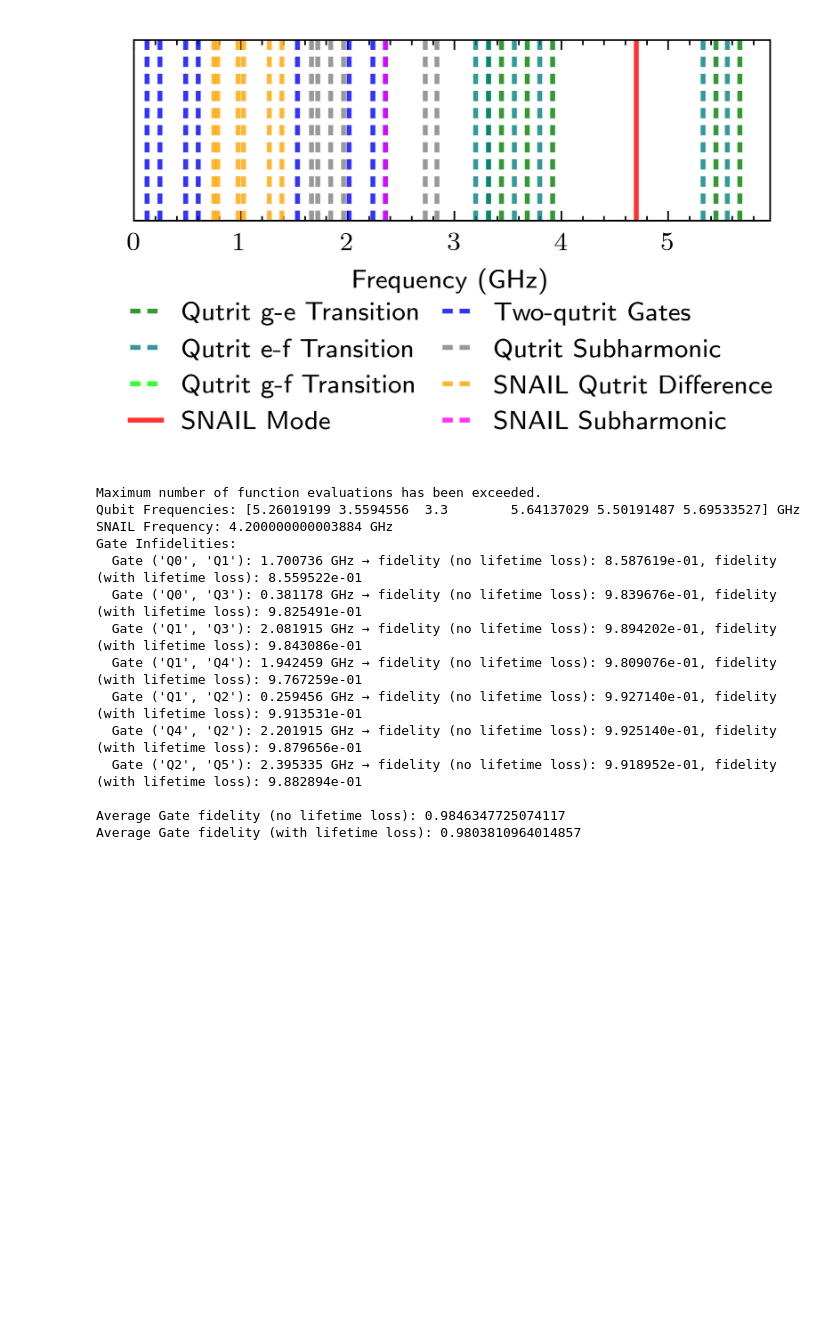
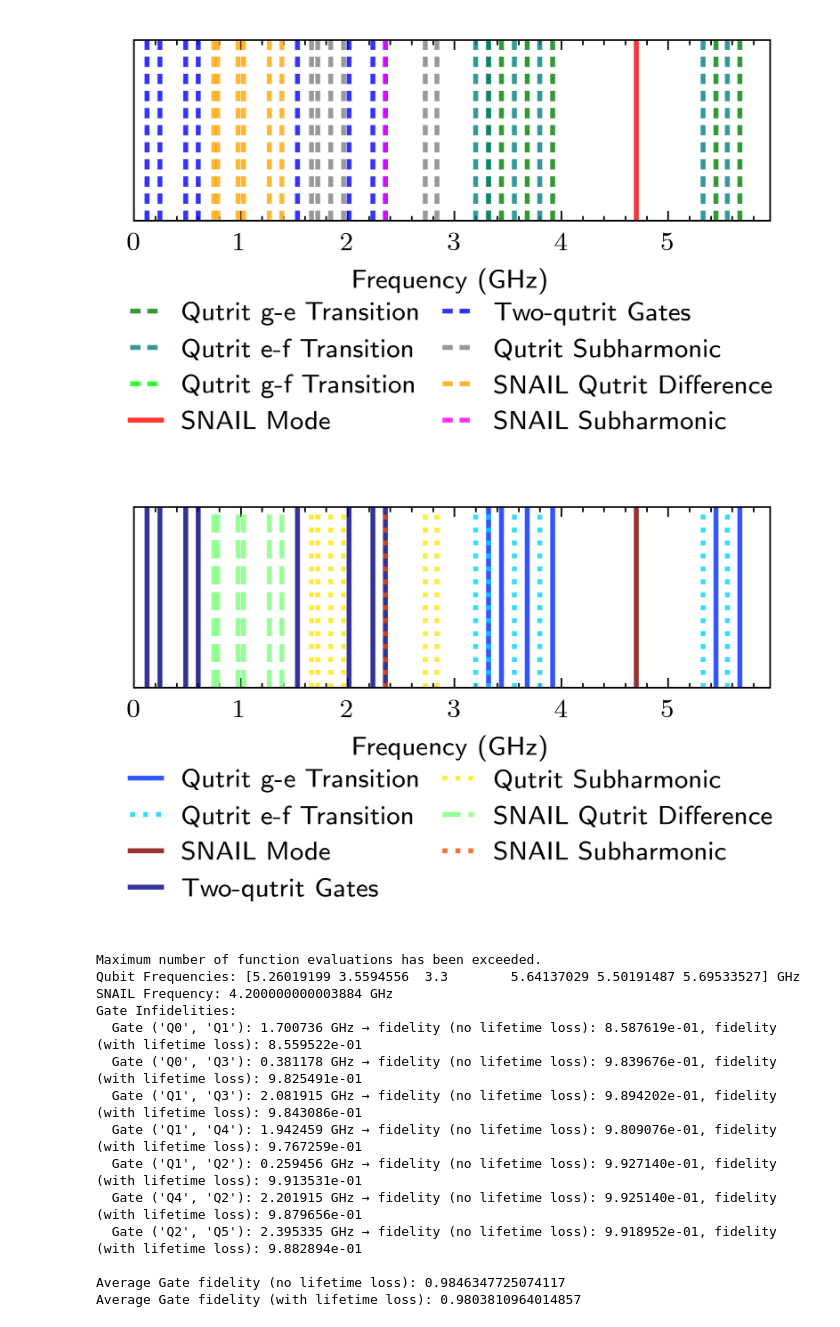
Before and after one commit to Wrn13/qutrit-crowding, a Jupyter notebook: src/notebooks/qutrit_freq_work.ipynb, the cells around one changed output. Saved outputs shown, nothing was run; the diff lists cells and outputs as text; code cells hidden in the pictures; blank space fills up the shorter version.

```diff
--- a/src/notebooks/qutrit_freq_work.ipynb
+++ b/src/notebooks/qutrit_freq_work.ipynb
@@ -91,6 +91,43 @@ Average Gate fidelity (no lifetime loss): 0.9813761374104699
 Average Gate fidelity (with lifetime loss): 0.9768602869686969
 [figure]
 [figure]
+# %%
+n_6_wrapped_edge_list = [
+    ("Q0", "Q1", "qutrit-qutrit", "blue"),
+    ("Q0", "Q3", "qutrit-qutrit", "blue"),
+    ("Q0", "Q2", "qutrit-qutrit", "blue"),
+    ("Q1", "Q3", "qutrit-qutrit", "blue"),
+    ("Q1", "Q4", "qutrit-qutrit", "blue"),
+    ("Q1", "Q2", "qutrit-qutrit", "blue"),
+    ("Q2", "Q4", "qutrit-qutrit", "blue"),
+    ("Q2", "Q5", "qutrit-qutrit", "blue"),
+    ("Q0", "SNAIL", "snail-qutrit", "orange"),
+    ("Q1", "SNAIL", "snail-qutrit", "orange"),
+    ("Q2", "SNAIL", "snail-qutrit", "orange"),
+    ("Q3", "SNAIL", "snail-qutrit", "orange"),
+    ("Q4", "SNAIL", "snail-qutrit", "orange"),
+    ("Q5", "SNAIL", "snail-qutrit", "orange"),
+]
+qmg_6_wrapped = QutritModuleGraph(num_qutrits=6, edge_type="custom", edges=n_6_wrapped_edge_list)
+
+weights = {
+    ("Q0", "Q1"): 9.961702e-01,
+    ("Q0", "Q2"): 9.292196e-01,
+    ("Q0", "Q3"): 9.947310e-01,
+    ('Q1', 'Q3'): 9.933161e-01,
+    ('Q1', 'Q4'): 9.093189e-01,
+    ('Q1', 'Q2'): 9.735094e-01,
+    ('Q2', 'Q4'): 9.258157e-01,
+    ('Q2', 'Q5'): 9.914927e-01,
+}
+
+frequencies = [3.31739293, 3.43739708, 3.91744342, 5.66990693, 5.44613885, 3.67739727]
+alpha = [-0.12] * 6
+snail_freq = 4.7
+
+qmg_6_wrapped.plot_interaction_frequencies(frequencies, alpha, snail_freq)
+# %% [output]
+[figure, added]
 # %%
 n_6_no_wrap_edge_list = [
     ("Q0", "Q1", "qutrit-qutrit", "blue"),
```
Also changed, not shown: 6 other files.
